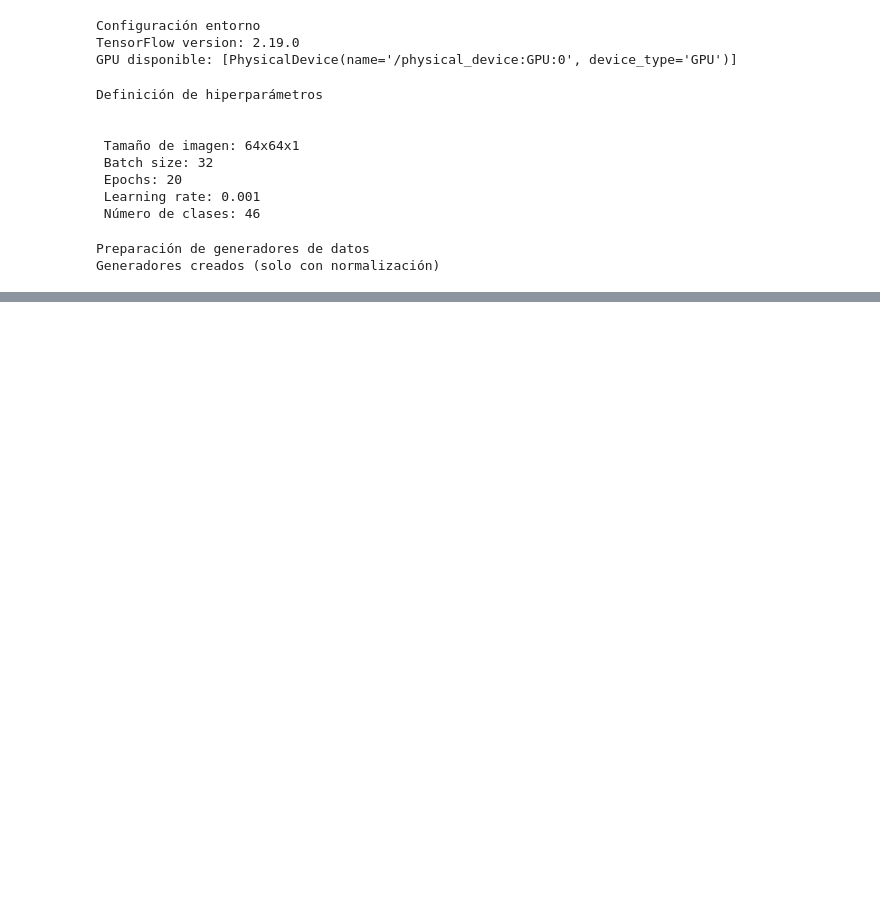
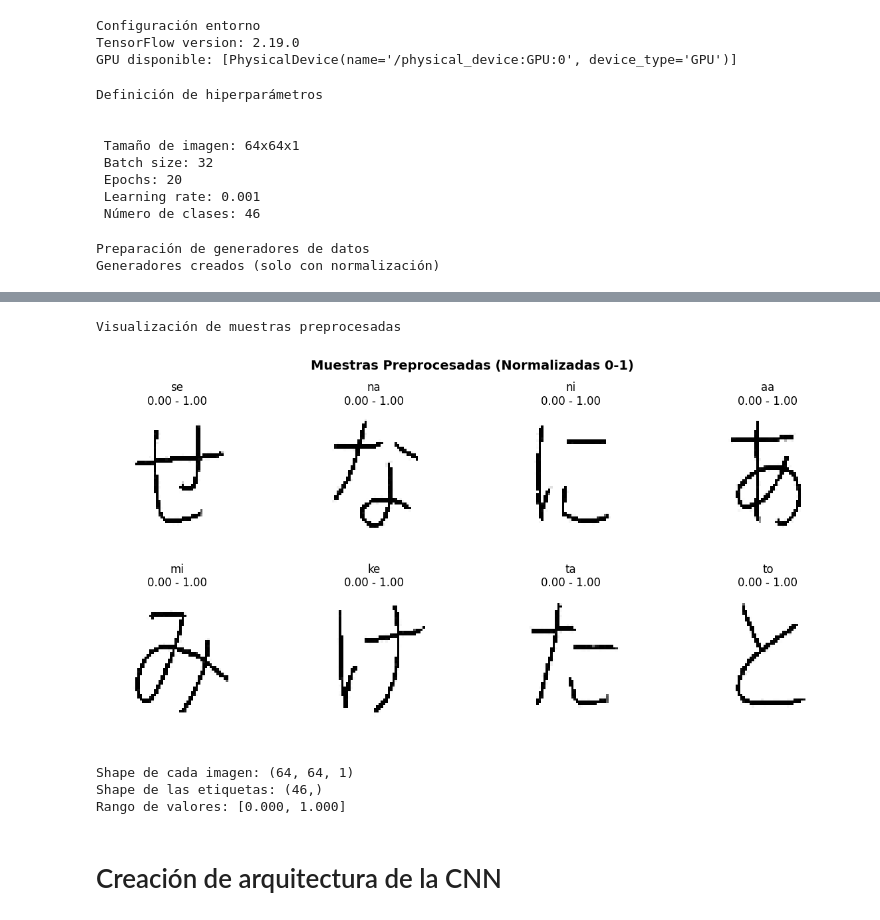
Before and after one commit to eunicean/Proyecto-DeepLearning, a Jupyter notebook: CNN/HIRAGANA_CNN.ipynb, the cells around one changed output, grey strips where cells are left out. Cells and saved outputs as stored; diff of their text form; code cells hidden in the pictures; blank space fills up the shorter version.

```diff
--- a/CNN/HIRAGANA_CNN.ipynb
+++ b/CNN/HIRAGANA_CNN.ipynb
@@ -459,0 +516,43 @@ Generadores creados (solo con normalización)
+# %%
+
+# VISUALIZAR UN BATCH PARA VERIFICAR
+print("\nVisualización de muestras preprocesadas")
+
+
+# Obtener un batch de imágenes
+sample_batch, sample_labels = next(train_generator)
+
+# Visualizar algunas imágenes
+fig, axes = plt.subplots(2, 4, figsize=(12, 6))
+axes = axes.flatten()
+
+# Crear diccionario invertido para obtener nombres de clases
+idx_to_class = {v: k for k, v in class_indices.items()}
+
+for i in range(8):
+    # sample_batch[i] tiene shape (64, 64, 1)
+    img = sample_batch[i].squeeze()
+
+    # sample_labels[i] es one-hot, obtener el índice de la clase
+    class_idx = np.argmax(sample_labels[i])
+    class_name = idx_to_class[class_idx]
+
+    axes[i].imshow(img, cmap='gray')
+    axes[i].set_title(f'{class_name}\n{img.min():.2f} - {img.max():.2f}')
+    axes[i].axis('off')
+
+plt.suptitle('Muestras Preprocesadas (Normalizadas 0-1)', fontsize=14, fontweight='bold')
+plt.tight_layout()
+plt.show()
+
+print(f"\nShape de cada imagen: {sample_batch[0].shape}")
+print(f"Shape de las etiquetas: {sample_labels[0].shape}")
+print(f"Rango de valores: [{sample_batch.min():.3f}, {sample_batch.max():.3f}]")
+# %% [output]
+Visualización de muestras preprocesadas
+[figure, added]
+Shape de cada imagen: (64, 64, 1)
+Shape de las etiquetas: (46,)
+Rango de valores: [0.000, 1.000]
+# %% [markdown]
+# Creación de arquitectura de la CNN
```
Also changed, not shown: parts of 12 cells of this notebook.
